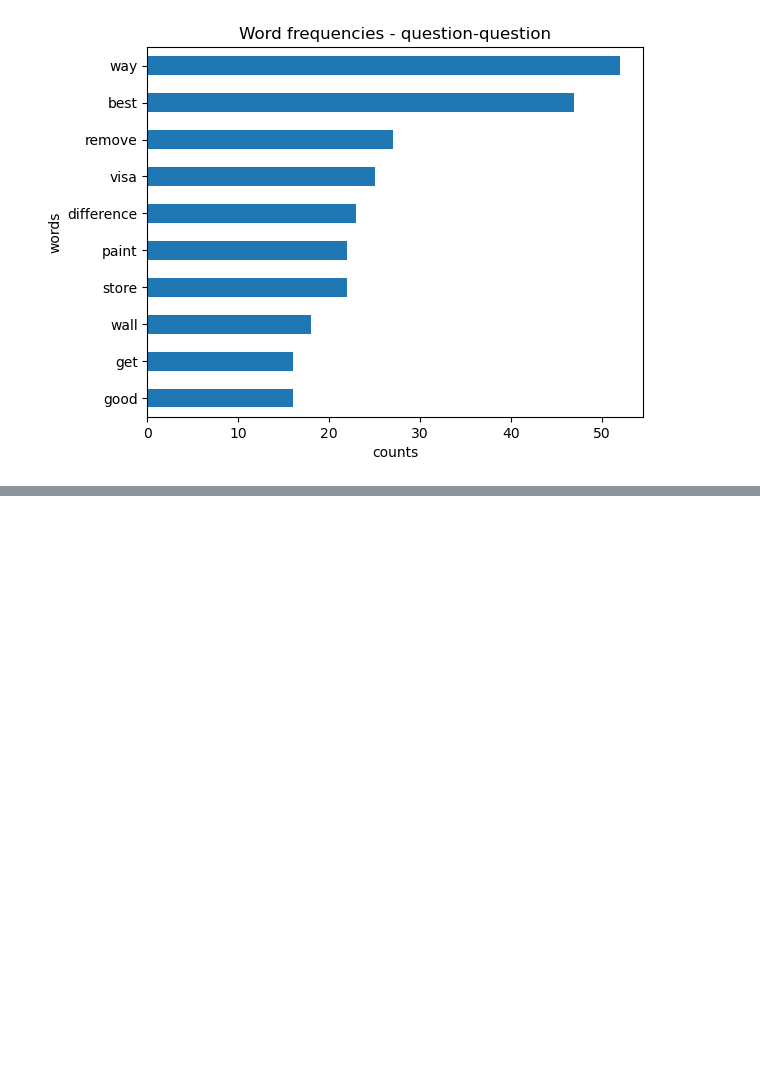
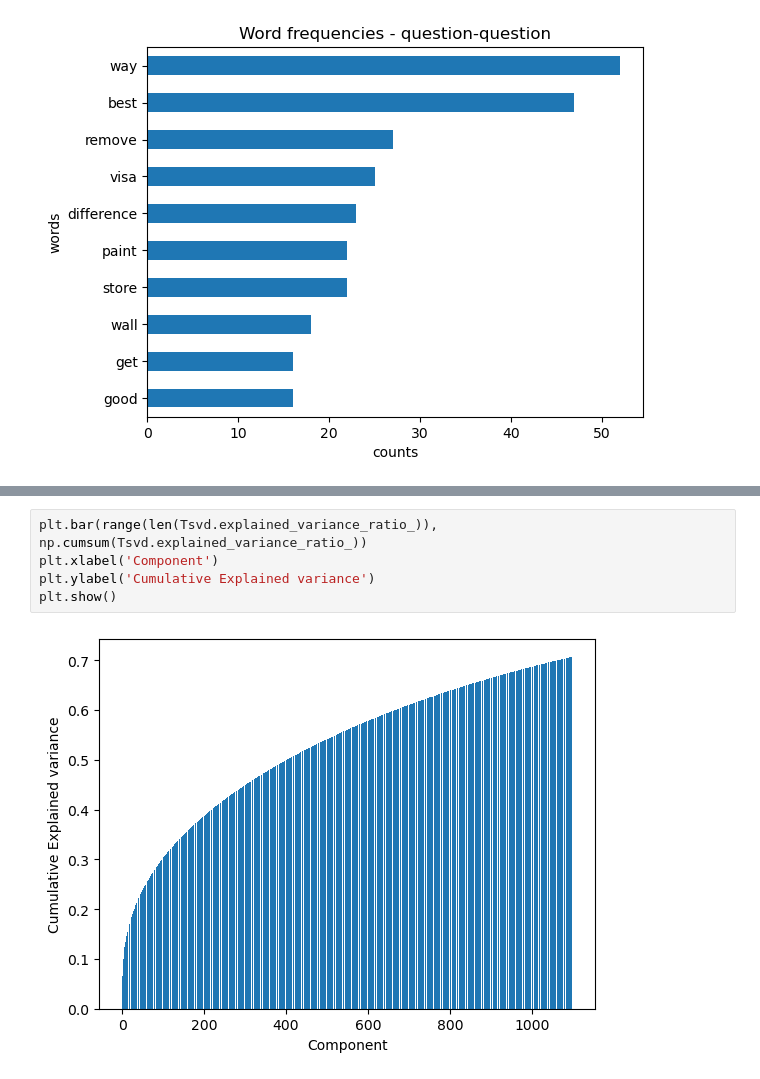
Before and after one commit to nihermann/SemEval-DataAnalytics, a Jupyter notebook: basic_analysis.ipynb, the cells around one changed output, grey strips where cells are left out. Drawn from its saved outputs; the diff is of its cells as text; blank space fills up the shorter version.

```diff
--- a/notebooks/basic_analysis.ipynb
+++ b/basic_analysis.ipynb
@@ -139,0 +224,7 @@ for u in df.file.unique():
+# %%
+plt.bar(range(len(Tsvd.explained_variance_ratio_)), np.cumsum(Tsvd.explained_variance_ratio_))
+plt.xlabel('Component')
+plt.ylabel('Cumulative Explained variance')
+plt.show()
+# %% [output]
+[figure, added]
```
Also changed, not shown: parts of 41 cells of this notebook, 2 other files.
